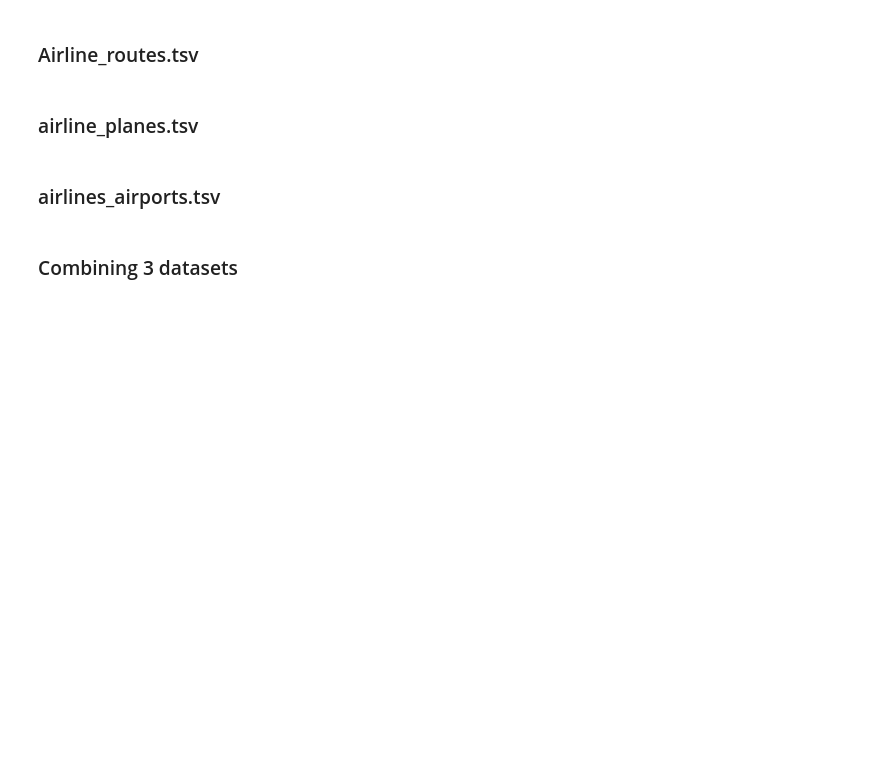
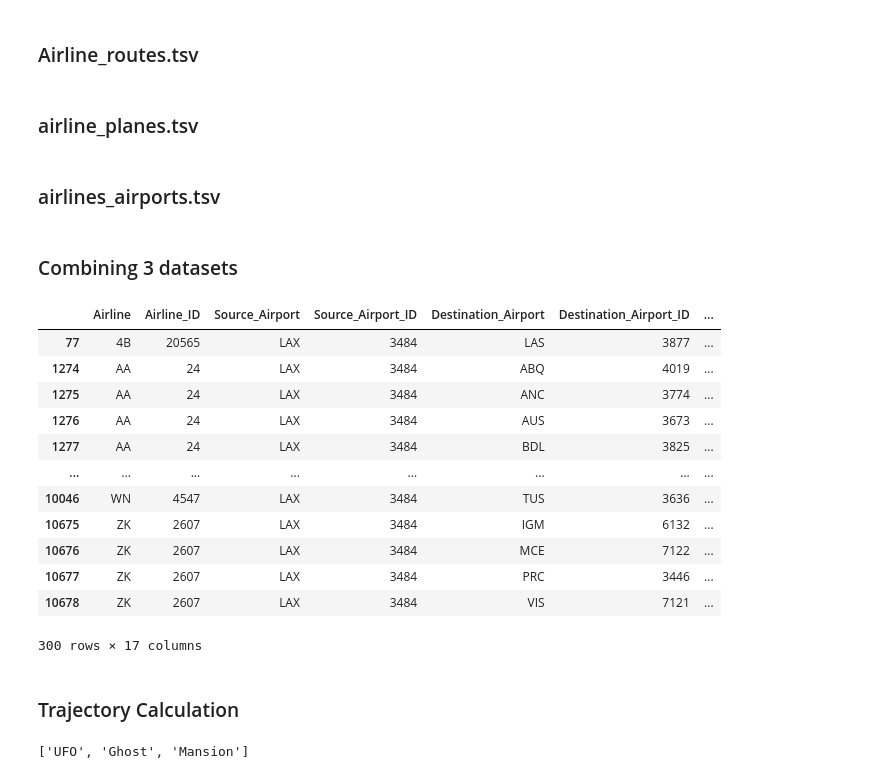
Before and after one commit to dgottschalk03/dsci_550_a1, a Jupyter notebook: notebooks/2.01-dg-airports_data-joining.ipynb, the cells around one changed output. Cells and saved outputs as stored; diff of their text form; code cells hidden in the pictures; blank space fills up the shorter version.

```diff
--- a/notebooks/2.01-dg-airports_data-joining.ipynb
+++ b/notebooks/2.01-dg-airports_data-joining.ipynb
@@ -155,20 +168,45 @@ american_Iata_Codes[:10]
 # %%
+## Iata_Codes for American Airports ##
+american_Iata_Codes = american_airports.loc[american_airports['Iata_Code'] != '0', 'Iata_Code'].to_list()
+american_Iata_Codes[:10]
 
+## Select American Routes ##
+american_routes = df_routes[df_routes['Source_Airport'].isin(american_Iata_Codes) & df_routes['Destination_Airport'].isin(american_Iata_Codes)]
 
-df_out = df_routes.copy()
+## Initialize Outfile ##
+df_out = american_routes.copy()
 
 ## Add Source Longitude, Latitude, Airport Type ##
 df_out = df_out.merge(df_airports[["Latitude_Deg","Longitude_Deg","Type", "Iso_Country","Iata_Code"]],
                       left_on = "Source_Airport",
                       right_on = "Iata_Code",
                       how = 'left',
-                      ).rename({"Latitude_Deg": "Latidude_Source", "Longitude_Deg" : "Longitude_Source", "Type" : "Type_Source", "Iso_Country": "Country_Source"}, axis = 1)
+                      ).rename({"Latitude_Deg": "Latitude_Source", "Longitude_Deg" : "Longitude_Source", "Type" : "Type_Source", "Iso_Country": "Country_Source"}, axis = 1)
 
 ## Add Destination Longitude, Latitude, Airport Type ##
 df_out = df_out.merge(df_airports[["Latitude_Deg","Longitude_Deg","Type", "Iso_Country","Iata_Code"]],
                       left_on = "Destination_Airport",
                       right_on = "Iata_Code",
                       how = 'left',
-                      ).rename({"Latitude_Deg": "Latidude_Dest", "Longitude_Deg" : "Longitude_Dest", "Type" : "Type_Dest", "Iso_Country": "Country_Dest"}, axis = 1)
+                      ).rename({"Latitude_Deg": "Latitude_Dest", "Longitude_Deg" : "Longitude_Dest", "Type" : "Type_Dest", "Iso_Country": "Country_Dest"}, axis = 1)
+
+## Drop Redundant Columns ##
 df_out.drop(["Iata_Code_x", "Iata_Code_y"], axis = 1, inplace = True)
-df_out
+
+df_out[df_out['Source_Airport'] == 'LAX']
+# %% [output]
+|  | Airline | Airline_ID | Source_Airport | Source_Airport_ID | Destination_Airport | Destination_Airport_ID | ... |
+| 77 | 4B | 20565 | LAX | 3484 | LAS | 3877 | ... |
+| 1274 | AA | 24 | LAX | 3484 | ABQ | 4019 | ... |
+| 1275 | AA | 24 | LAX | 3484 | ANC | 3774 | ... |
+| 1276 | AA | 24 | LAX | 3484 | AUS | 3673 | ... |
+| 1277 | AA | 24 | LAX | 3484 | BDL | 3825 | ... |
+| ... | ... | ... | ... | ... | ... | ... | ... |
+| 10046 | WN | 4547 | LAX | 3484 | TUS | 3636 | ... |
+| 10675 | ZK | 2607 | LAX | 3484 | IGM | 6132 | ... |
+| 10676 | ZK | 2607 | LAX | 3484 | MCE | 7122 | ... |
+| 10677 | ZK | 2607 | LAX | 3484 | PRC | 3446 | ... |
+| 10678 | ZK | 2607 | LAX | 3484 | VIS | 7121 | ... |
+300 rows × 17 columns
+# %% [markdown]
+### Trajectory Calculation
@@ -174,0 +321,7 @@ df_out
+# %%
+haunted_places_df = pd.read_csv("../data/processed/haunted_places_cleaned.tab", sep = "\t")
+haunted_places_df.shape
+haunted_places_df['Haunting_Type'] = pd.Series(np.array(['UFO'] * 5000 + ['Ghost'] * 3000 + ['Mansion'] * 2991))
+haunted_places_df['Haunting_Type'].unique().tolist()
+# %% [output]
+['UFO', 'Ghost', 'Mansion']
```
Also changed, not shown: parts of 7 cells of this notebook, 5 other files.
